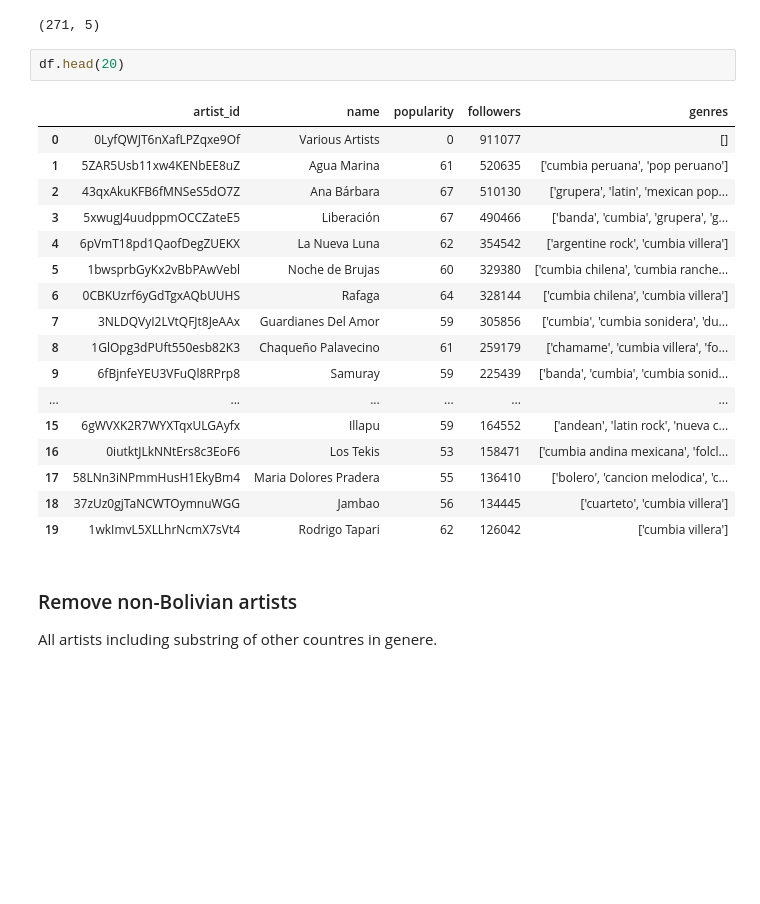
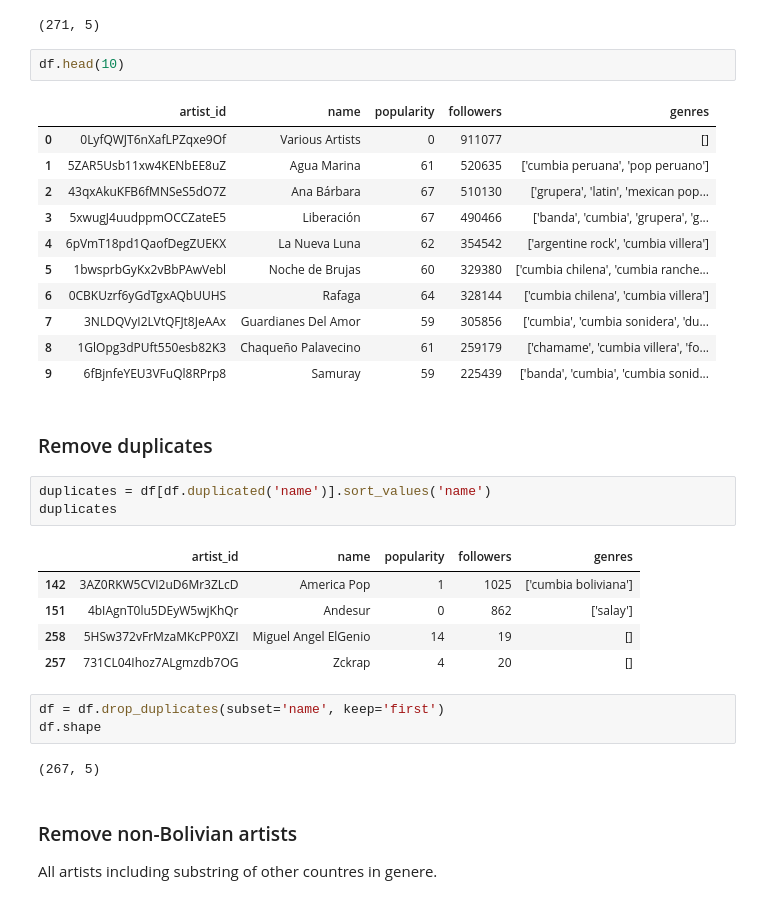
Before and after one commit to leanguardia/bolivian-music, a Jupyter notebook: data/artists_eda.ipynb, the cells around one changed output. Saved outputs shown, nothing was run; the diff lists cells and outputs as text; blank space fills up the shorter version.

```diff
--- a/data/artists_eda.ipynb
+++ b/data/artists_eda.ipynb
@@ -20,25 +20,35 @@ df.shape
 # %% [output]
 (271, 5)
 # %%
-df.head(20)
+df.head(10)
 # %% [output]
 |  | artist_id | name | popularity | followers | genres |
 | 0 | 0LyfQWJT6nXafLPZqxe9Of | Various Artists | 0 | 911077 | [] |
 | 1 | 5ZAR5Usb11xw4KENbEE8uZ | Agua Marina | 61 | 520635 | ['cumbia peruana', 'pop peruano'] |
 | 2 | 43qxAkuKFB6fMNSeS5dO7Z | Ana Bárbara | 67 | 510130 | ['grupera', 'latin', 'mexican pop... |
 | 3 | 5xwugJ4uudppmOCCZateE5 | Liberación | 67 | 490466 | ['banda', 'cumbia', 'grupera', 'g... |
 | 4 | 6pVmT18pd1QaofDegZUEKX | La Nueva Luna | 62 | 354542 | ['argentine rock', 'cumbia villera'] |
 | 5 | 1bwsprbGyKx2vBbPAwVebl | Noche de Brujas | 60 | 329380 | ['cumbia chilena', 'cumbia ranche... |
 | 6 | 0CBKUzrf6yGdTgxAQbUUHS | Rafaga | 64 | 328144 | ['cumbia chilena', 'cumbia villera'] |
 | 7 | 3NLDQVyI2LVtQFJt8JeAAx | Guardianes Del Amor | 59 | 305856 | ['cumbia', 'cumbia sonidera', 'du... |
 | 8 | 1GlOpg3dPUft550esb82K3 | Chaqueño Palavecino | 61 | 259179 | ['chamame', 'cumbia villera', 'fo... |
 | 9 | 6fBjnfeYEU3VFuQl8RPrp8 | Samuray | 59 | 225439 | ['banda', 'cumbia', 'cumbia sonid... |
-| ... | ... | ... | ... | ... | ... |
-| 15 | 6gWVXK2R7WYXTqxULGAyfx | Illapu | 59 | 164552 | ['andean', 'latin rock', 'nueva c... |
-| 16 | 0iutktJLkNNtErs8c3EoF6 | Los Tekis | 53 | 158471 | ['cumbia andina mexicana', 'folcl... |
-| 17 | 58LNn3iNPmmHusH1EkyBm4 | Maria Dolores Pradera | 55 | 136410 | ['bolero', 'cancion melodica', 'c... |
-| 18 | 37zUz0gjTaNCWTOymnuWGG | Jambao | 56 | 134445 | ['cuarteto', 'cumbia villera'] |
-| 19 | 1wkImvL5XLLhrNcmX7sVt4 | Rodrigo Tapari | 62 | 126042 | ['cumbia villera'] |
+# %% [markdown]
+### Remove duplicates
+# %%
+duplicates = df[df.duplicated('name')].sort_values('name')
+duplicates
+# %% [output]
+|  | artist_id | name | popularity | followers | genres |
+| 142 | 3AZ0RKW5CVI2uD6Mr3ZLcD | America Pop | 1 | 1025 | ['cumbia boliviana'] |
+| 151 | 4bIAgnT0lu5DEyW5wjKhQr | Andesur | 0 | 862 | ['salay'] |
+| 258 | 5HSw372vFrMzaMKcPP0XZI | Miguel Angel ElGenio | 14 | 19 | [] |
+| 257 | 731CL04Ihoz7ALgmzdb7OG | Zckrap | 4 | 20 | [] |
+# %%
+df = df.drop_duplicates(subset='name', keep='first')
+df.shape
+# %% [output]
+(267, 5)
 # %% [markdown]
 ### Remove non-Bolivian artists
 All artists including substring of other countres in genere.
```
Also changed, not shown: parts of 17 cells of this notebook, 2 other files.
